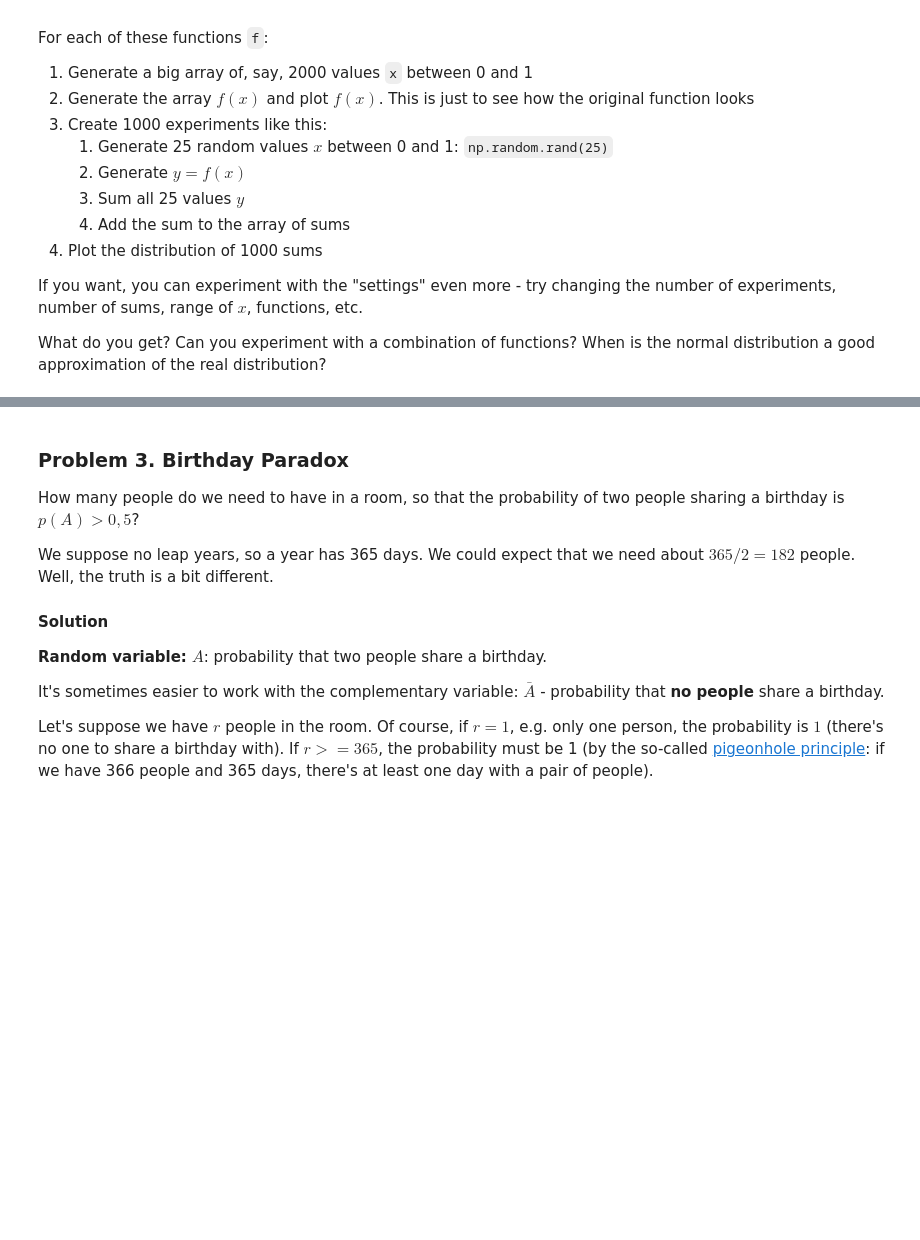
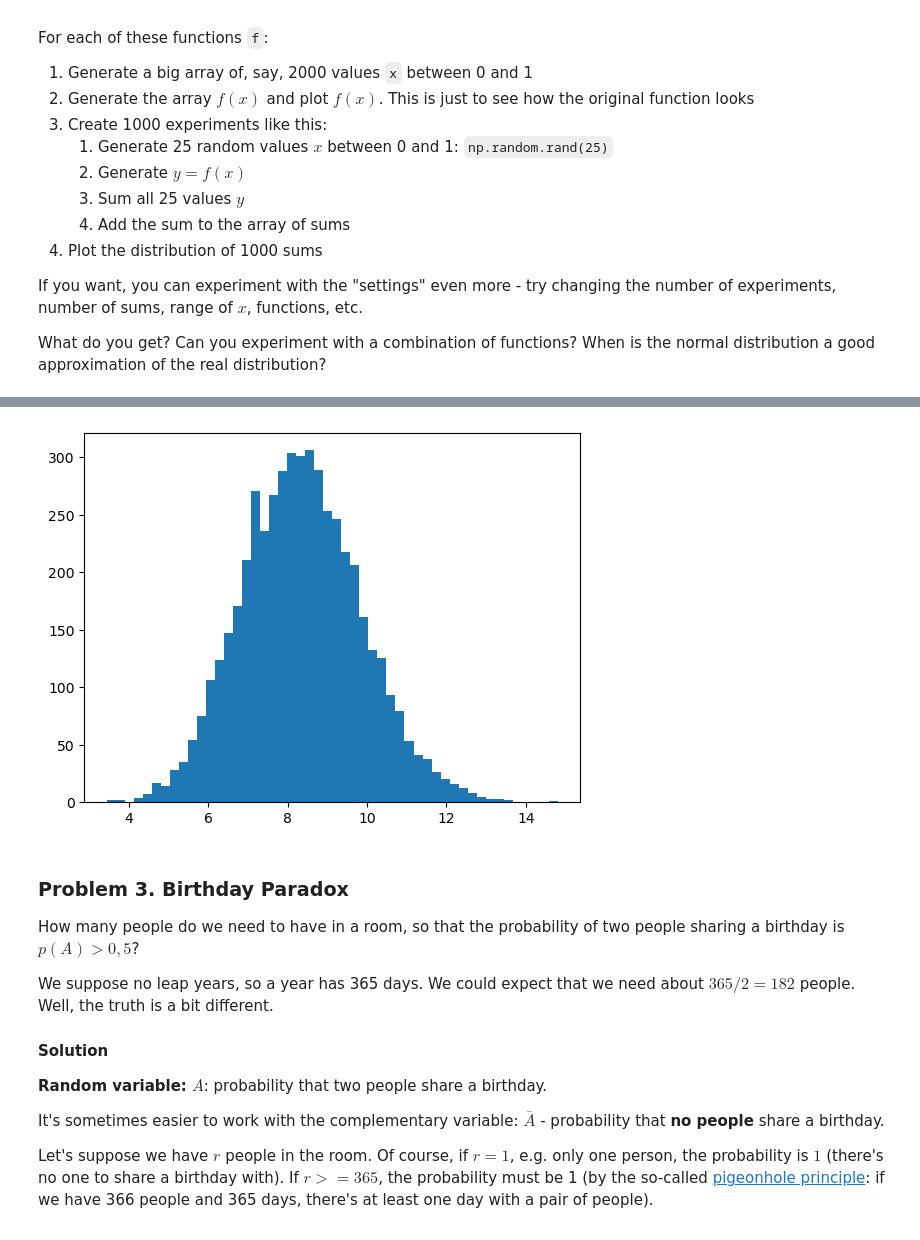
Before and after one commit to GalkaKG/Math-Concepts-for-Developers, a Jupyter notebook: 10. Exercise Probability and combinatorics/Probability and Combinatorics Exercise.ipynb, the cells around one changed output, grey strips where cells are left out. Drawn from its saved outputs; the diff is of its cells as text; code cells hidden in the pictures; blank space fills up the shorter version.

```diff
--- a/10. Exercise Probability and combinatorics/Probability and Combinatorics Exercise.ipynb
+++ b/10. Exercise Probability and combinatorics/Probability and Combinatorics Exercise.ipynb
@@ -172,3 +190,15 @@ What do you get? Can you experiment with a combination of functions? When is the
+# %%
+all_sums = []
+for experiment in range(5000):
+    x_exp = np.random.rand(25)
+    y_exp = 4 * np.abs(x_exp - 0.5) ** 2
+    current_sum = np.sum(y_exp)
+    all_sums.append(current_sum)
+# %%
+plt.hist(all_sums, bins=50)
+plt.show()
+# %% [output]
+[figure, added]
 # %% [markdown]
 ### Problem 3. Birthday Paradox
 How many people do we need to have in a room, so that the probability of two people sharing a birthday is $p(A) > 0,5$?
```
Also changed, not shown: parts of 5 cells of this notebook.
